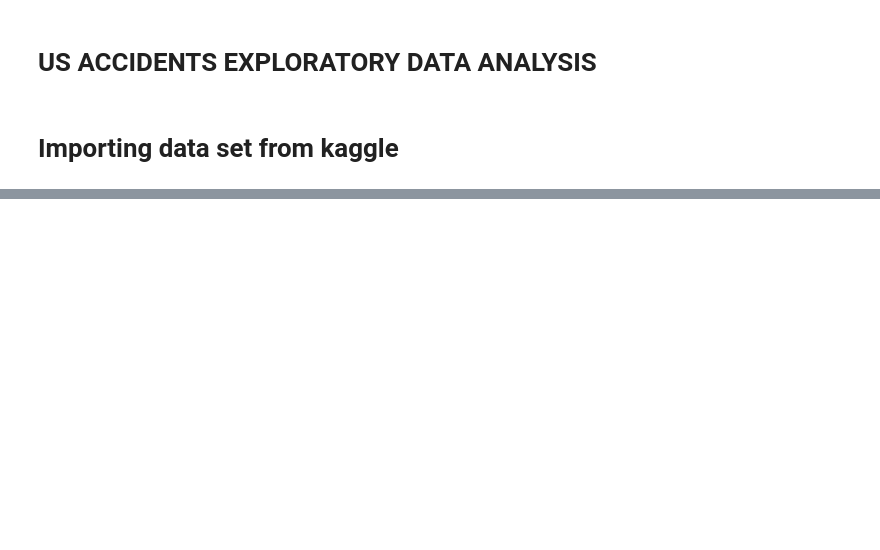
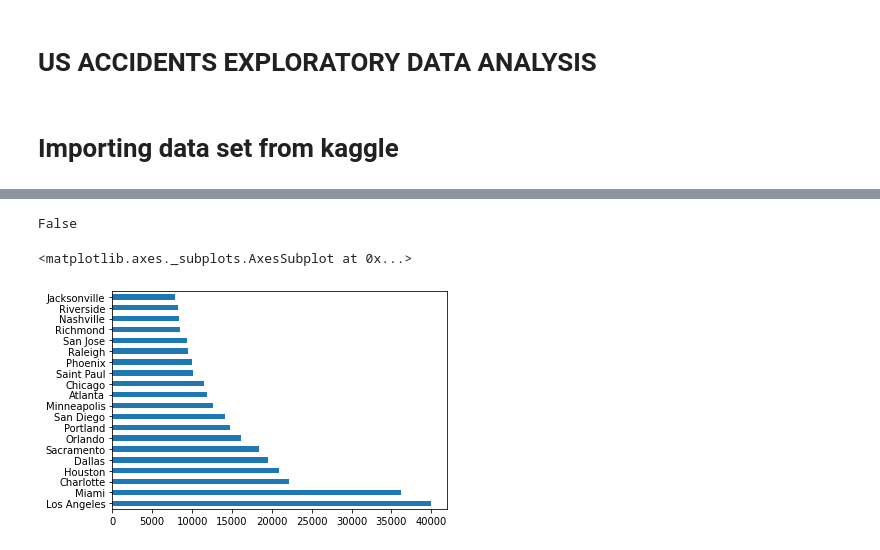
Before and after one commit to shubhi2295/break-the-ice-with-python, a Jupyter notebook: US_Accidents_Data_Analysis.ipynb, the cells around one changed output, grey strips where cells are left out. Drawn from its saved outputs; the diff is of its cells as text; code cells hidden in the pictures; blank space fills up the shorter version.

```diff
--- a/US_Accidents_Data_Analysis.ipynb
+++ b/US_Accidents_Data_Analysis.ipynb
@@ -30,0 +135,3 @@ unzip
+# %%
+cities_by_accident = df.City.value_counts()
+cities_by_accident[:20]
@@ -30,0 +156,9 @@ unzip
+# %%
+"New York" in df.City
+# %% [output]
+False
+# %%
+cities_by_accident[:20].plot(kind="barh")
+# %% [output]
+<matplotlib.axes._subplots.AxesSubplot at 0x...>
+[figure, added]
```
Also changed, not shown: parts of 44 cells of this notebook.
